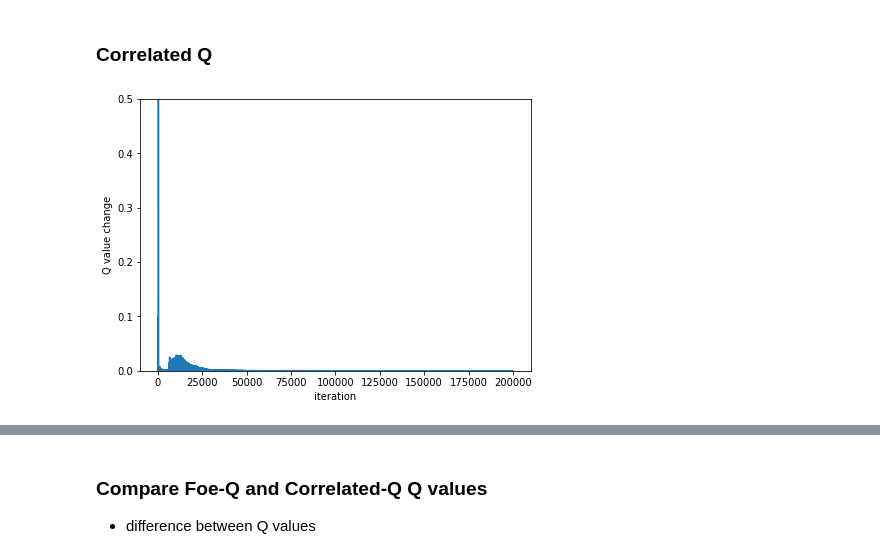
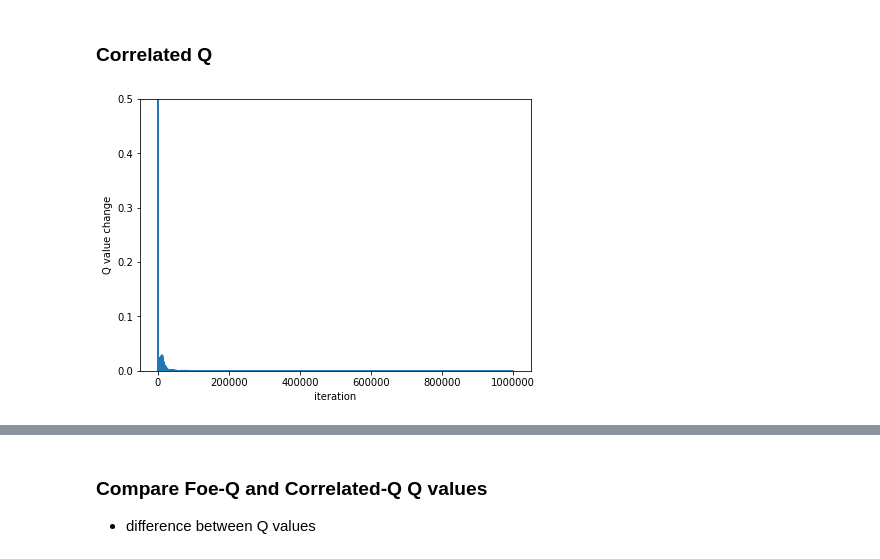
Before and after one commit to NoxMoon/RL, a Jupyter notebook: project3/project3_2005paper.ipynb, the cells around one changed output, grey strips where cells are left out. Drawn from its saved outputs; the diff is of its cells as text; code cells hidden in the pictures.

```diff
--- a/project3/project3_2005paper.ipynb
+++ b/project3/project3_2005paper.ipynb
@@ -97,11 +96,11 @@ learner_foeQ.agent1.p[71].round(3),  learner_foeQ.agent2.p[71].round(3)
 env = soccer_game()
 learner_ceQ = ceQ(env.nS, env.nA)
 
-hist_ceQ = learning_2005(learner_ceQ, env, epsilon=1)
+hist_ceQ = learning_2005(learner_ceQ, env, epsilon=1, max_iteration=1000000)
 # %%
-plot_error(hist_ceQ, "figures/ceQ.png")
+plot_error(hist_ceQ, "figures/ceQ_2005.png")
 # %% [output]
-[figure, old version]
+[figure, new version]
 # %%
 # Q value for state(71)
 show_table(learner_ceQ.agents[0].Q[71])
```
Also changed, not shown: parts of 12 cells of this notebook, 9 other files.
